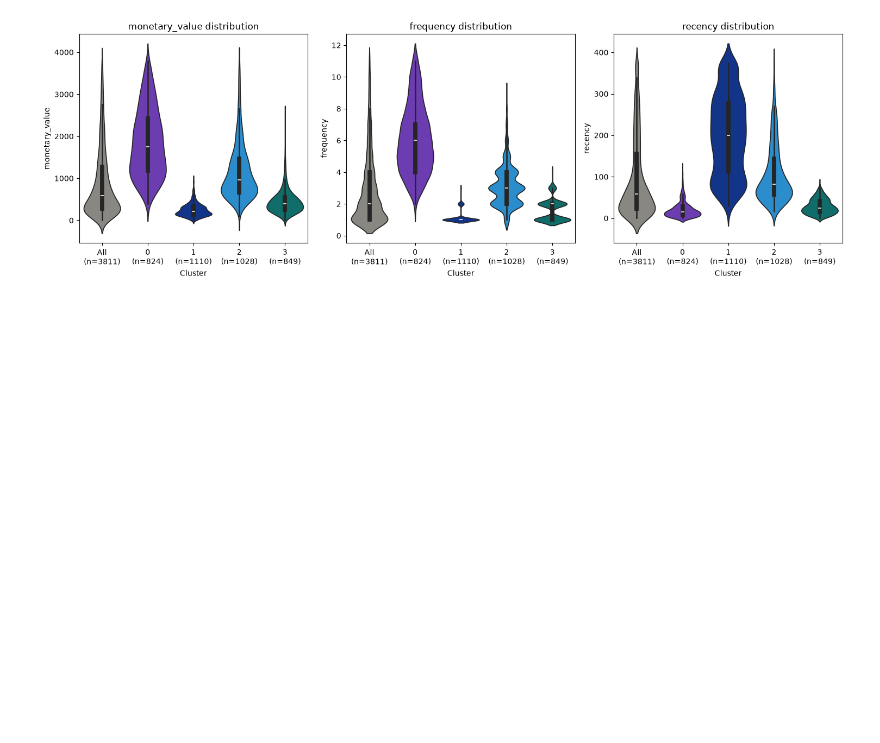
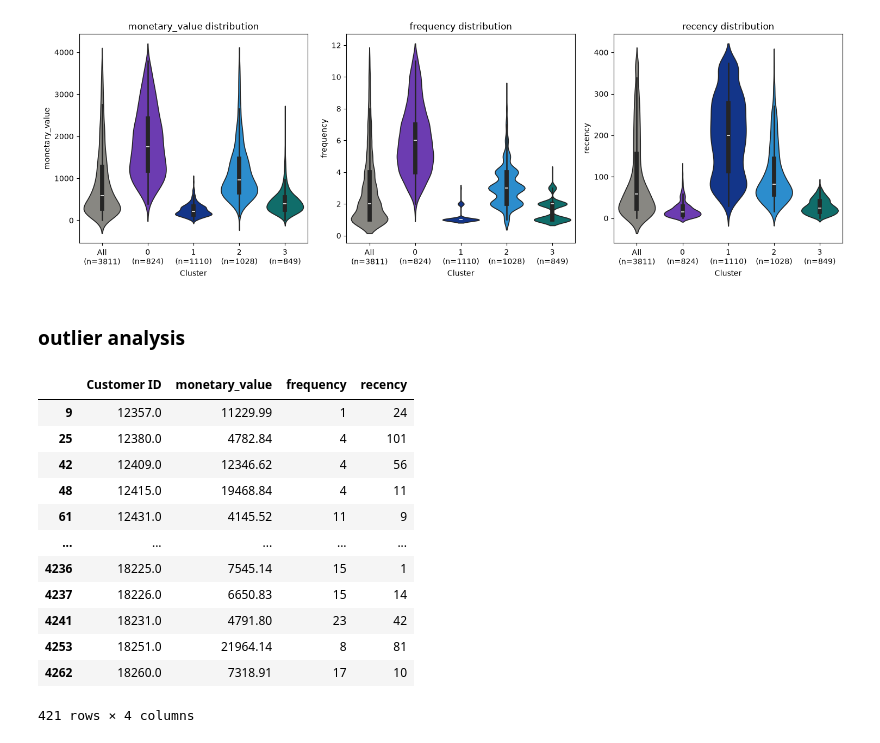
Before and after one commit to Avneesh-b7/product_analytics, a Jupyter notebook: k-means clustering/kmeans_clustering.ipynb, the cells around one changed output. Cells and saved outputs as stored; diff of their text form; code cells hidden in the pictures; blank space fills up the shorter version.

```diff
--- a/k-means clustering/kmeans_clustering.ipynb
+++ b/k-means clustering/kmeans_clustering.ipynb
@@ -969,3 +991,21 @@ plt.show()
 plt.show()
 # %% [output]
 [figure]
+# %% [markdown]
+### outlier analysis
+# %%
+high_mv_df
+# %% [output]
+|  | Customer ID | monetary_value | frequency | recency |
+| 9 | 12357.0 | 11229.99 | 1 | 24 |
+| 25 | 12380.0 | 4782.84 | 4 | 101 |
+| 42 | 12409.0 | 12346.62 | 4 | 56 |
+| 48 | 12415.0 | 19468.84 | 4 | 11 |
+| 61 | 12431.0 | 4145.52 | 11 | 9 |
+| ... | ... | ... | ... | ... |
+| 4236 | 18225.0 | 7545.14 | 15 | 1 |
+| 4237 | 18226.0 | 6650.83 | 15 | 14 |
+| 4241 | 18231.0 | 4791.80 | 23 | 42 |
+| 4253 | 18251.0 | 21964.14 | 8 | 81 |
+| 4262 | 18260.0 | 7318.91 | 17 | 10 |
+421 rows × 4 columns
```
Also changed, not shown: parts of 6 cells of this notebook, 1 other file.
